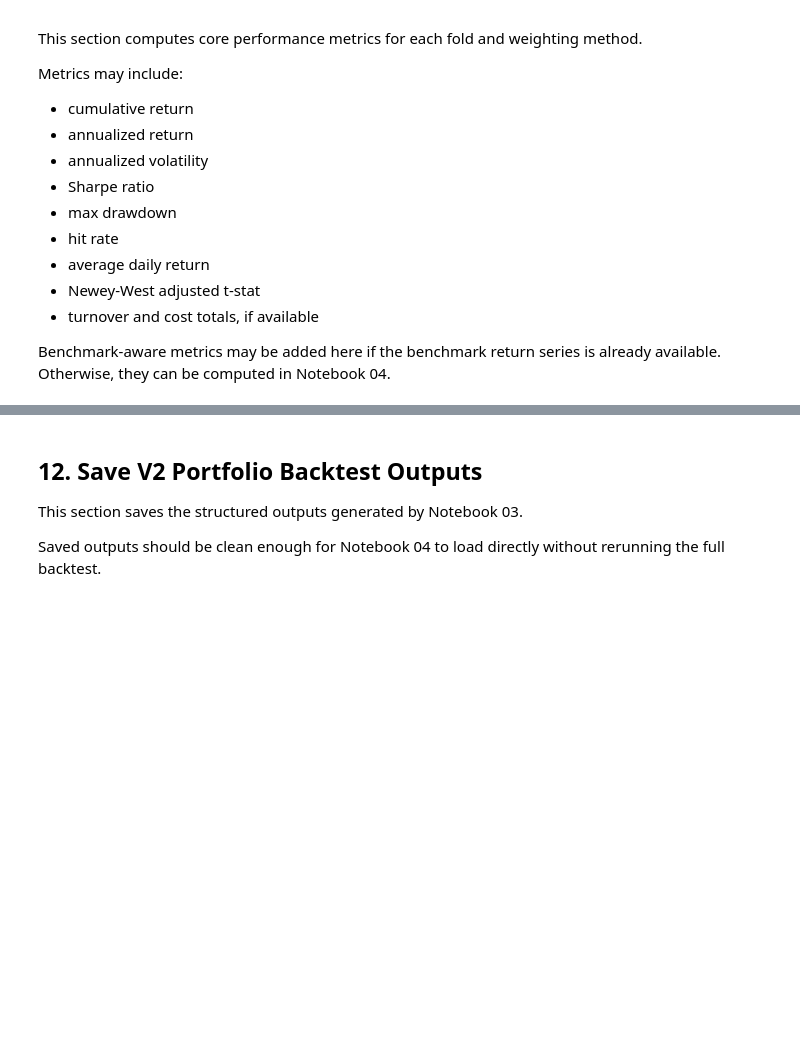
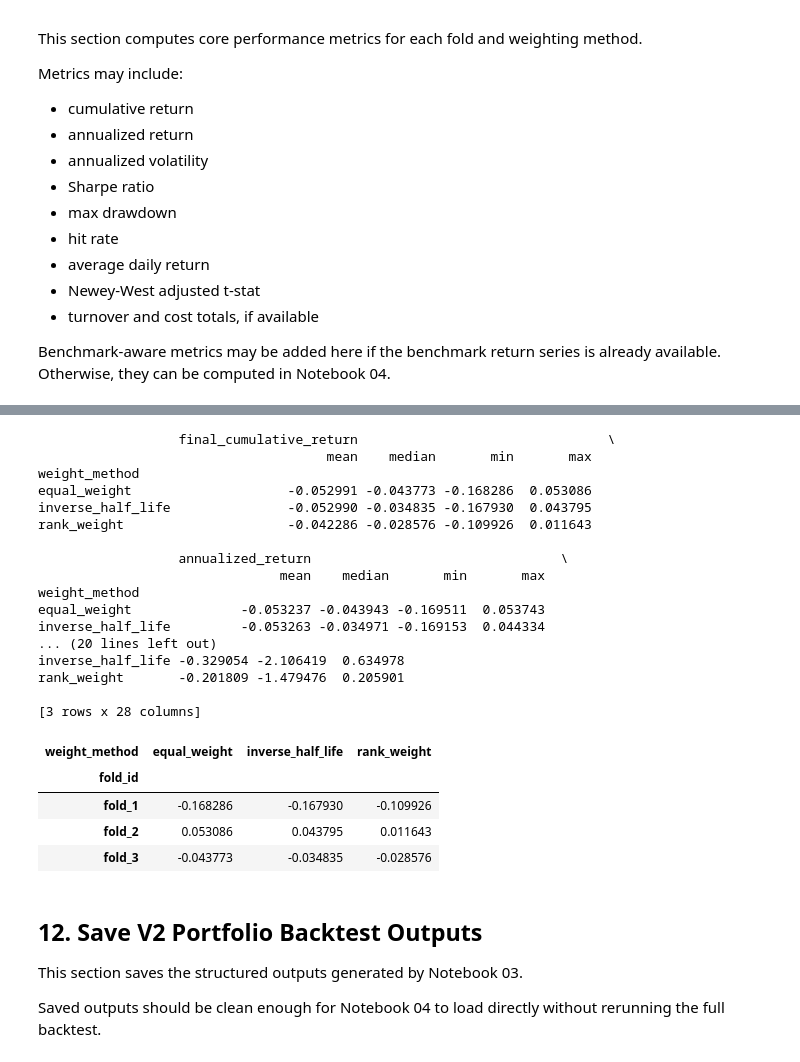
Before and after one commit to aditiseshadricodes/QuantProjects, a Jupyter notebook: pairs-trading-ai-tech/notebooks/03_portfolio_backtest_v2.ipynb, the cells around one changed output, grey strips where cells are left out. Saved outputs shown, nothing was run; the diff lists cells and outputs as text; code cells hidden in the pictures; blank space fills up the shorter version.

```diff
--- a/pairs-trading-ai-tech/notebooks/03_portfolio_backtest_v2.ipynb
+++ b/pairs-trading-ai-tech/notebooks/03_portfolio_backtest_v2.ipynb
@@ -1036,3 +1053,44 @@ Benchmark-aware metrics may be added here if the benchmark return series is alre
+# %%
+print(portfolio_metrics_df.groupby("weight_method")[
+    [
+        "final_cumulative_return",
+        "annualized_return",
+        "annualized_volatility",
+        "sharpe_ratio",
+        "max_drawdown",
+        "hit_rate",
+        "newey_west_tstat",
+    ]
+].agg(["mean", "median", "min", "max"]))
+
+portfolio_metrics_df.pivot(
+    index="fold_id",
+    columns="weight_method",
+    values="final_cumulative_return",
+)
+# %% [output]
+                  final_cumulative_return                                \
+                                     mean    median       min       max
+weight_method
+equal_weight                    -0.052991 -0.043773 -0.168286  0.053086
+inverse_half_life               -0.052990 -0.034835 -0.167930  0.043795
+rank_weight                     -0.042286 -0.028576 -0.109926  0.011643
+
+                  annualized_return                                \
+                               mean    median       min       max
+weight_method
+equal_weight              -0.053237 -0.043943 -0.169511  0.053743
+inverse_half_life         -0.053263 -0.034971 -0.169153  0.044334
+... (20 lines left out)
+inverse_half_life -0.329054 -2.106419  0.634978
+rank_weight       -0.201809 -1.479476  0.205901
+
+[3 rows x 28 columns]
+| weight_method | equal_weight | inverse_half_life | rank_weight |
+| fold_id |  |  |  |
+| fold_1 | -0.168286 | -0.167930 | -0.109926 |
+| fold_2 | 0.053086 | 0.043795 | 0.011643 |
+| fold_3 | -0.043773 | -0.034835 | -0.028576 |
 # %% [markdown]
 ## 12. Save V2 Portfolio Backtest Outputs
 
```
Also changed, not shown: parts of 15 cells of this notebook, 1 other file.
